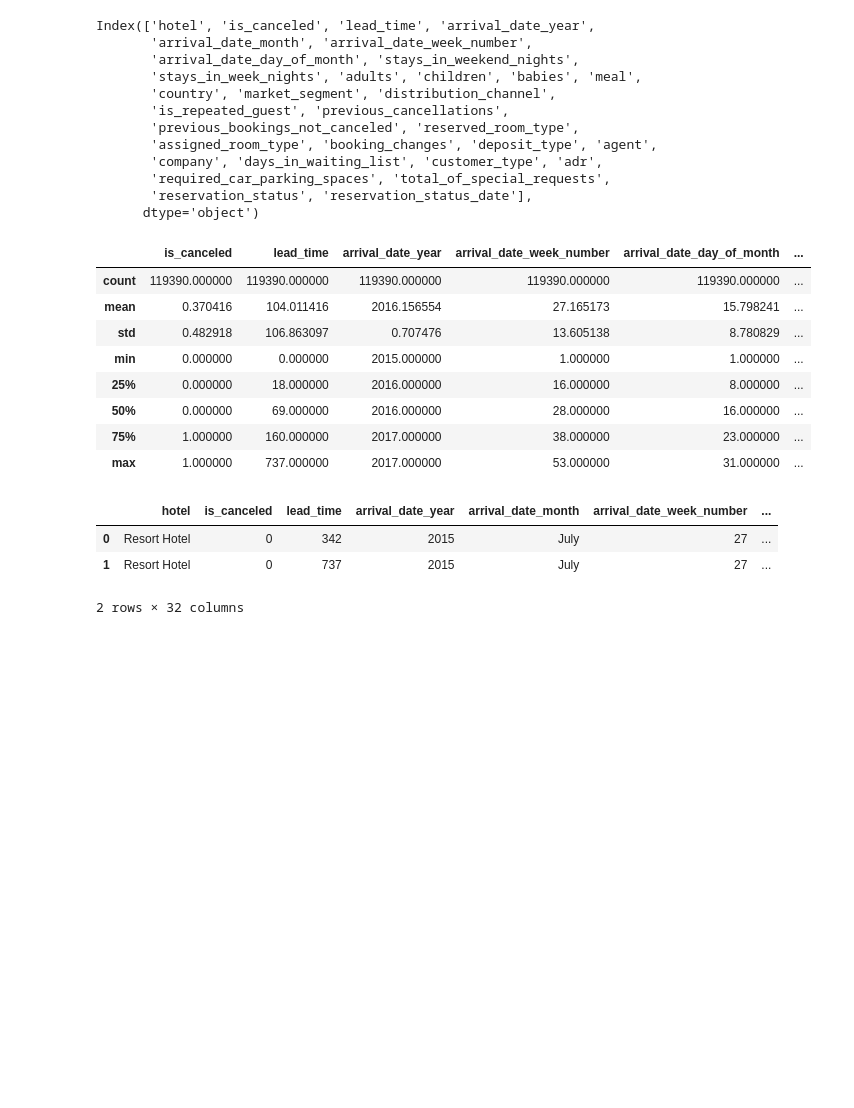
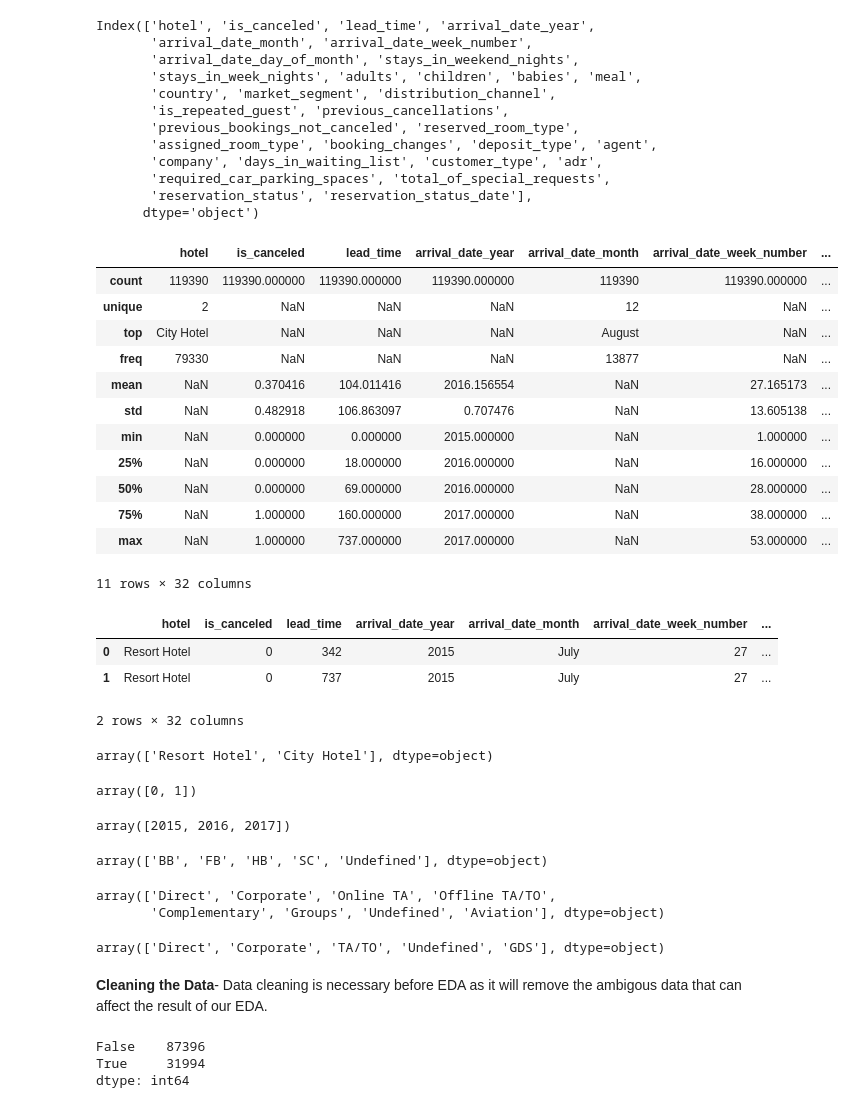
Before and after one commit to pranabrout/EDA-on-Hotel-Booking, a Jupyter notebook: Hotel_Booking_Analysis_Capstone_Project.ipynb, the cells around one changed output. Drawn from its saved outputs; the diff is of its cells as text; code cells hidden in the pictures; blank space fills up the shorter version.

Commit message:
Data cleaning

```diff
--- a/Hotel_Booking_Analysis_Capstone_Project.ipynb
+++ b/Hotel_Booking_Analysis_Capstone_Project.ipynb
@@ -64,17 +68,21 @@ Index(['hotel', 'is_canceled', 'lead_time', 'arrival_date_year',
        'reservation_status', 'reservation_status_date'],
       dtype='object')
 # %%
-df.describe()
+df.describe(include='all')
 # %% [output]
-|  | is_canceled | lead_time | arrival_date_year | arrival_date_week_number | arrival_date_day_of_month | ... |
-| count | 119390.000000 | 119390.000000 | 119390.000000 | 119390.000000 | 119390.000000 | ... |
-| mean | 0.370416 | 104.011416 | 2016.156554 | 27.165173 | 15.798241 | ... |
-| std | 0.482918 | 106.863097 | 0.707476 | 13.605138 | 8.780829 | ... |
-| min | 0.000000 | 0.000000 | 2015.000000 | 1.000000 | 1.000000 | ... |
-| 25% | 0.000000 | 18.000000 | 2016.000000 | 16.000000 | 8.000000 | ... |
-| 50% | 0.000000 | 69.000000 | 2016.000000 | 28.000000 | 16.000000 | ... |
-| 75% | 1.000000 | 160.000000 | 2017.000000 | 38.000000 | 23.000000 | ... |
-| max | 1.000000 | 737.000000 | 2017.000000 | 53.000000 | 31.000000 | ... |
+|  | hotel | is_canceled | lead_time | arrival_date_year | arrival_date_month | arrival_date_week_number | ... |
+| count | 119390 | 119390.000000 | 119390.000000 | 119390.000000 | 119390 | 119390.000000 | ... |
+| unique | 2 | NaN | NaN | NaN | 12 | NaN | ... |
+| top | City Hotel | NaN | NaN | NaN | August | NaN | ... |
+| freq | 79330 | NaN | NaN | NaN | 13877 | NaN | ... |
+| mean | NaN | 0.370416 | 104.011416 | 2016.156554 | NaN | 27.165173 | ... |
+| std | NaN | 0.482918 | 106.863097 | 0.707476 | NaN | 13.605138 | ... |
+| min | NaN | 0.000000 | 0.000000 | 2015.000000 | NaN | 1.000000 | ... |
+| 25% | NaN | 0.000000 | 18.000000 | 2016.000000 | NaN | 16.000000 | ... |
+| 50% | NaN | 0.000000 | 69.000000 | 2016.000000 | NaN | 28.000000 | ... |
+| 75% | NaN | 1.000000 | 160.000000 | 2017.000000 | NaN | 38.000000 | ... |
+| max | NaN | 1.000000 | 737.000000 | 2017.000000 | NaN | 53.000000 | ... |
+11 rows × 32 columns
 # %%
 # creating a copy of the Data Frame so that the original df won't be affected
 df1 = df.copy()
@@ -84,3 +92,29 @@ df1.head(2)
 | 0 | Resort Hotel | 0 | 342 | 2015 | July | 27 | ... |
 | 1 | Resort Hotel | 0 | 737 | 2015 | July | 27 | ... |
 2 rows × 32 columns
+# %%
+df1['hotel'].unique() # to see how many types of hotels in the dataframe
+# %% [output]
+array(['Resort Hotel', 'City Hotel'], dtype=object)
+# %%
+df1['is_canceled'].unique()
+# %% [output]
+array([0, 1])
+# %%
+df1['arrival_date_year'].unique() # to see the years available
+# %% [output]
+array([2015, 2016, 2017])
+# %%
+# types of meals
+df1['meal'].unique()
+# %% [output]
+array(['BB', 'FB', 'HB', 'SC', 'Undefined'], dtype=object)
+# %%
+df1['market_segment'].unique()
+# %% [output]
+array(['Direct', 'Corporate', 'Online TA', 'Offline TA/TO',
+       'Complementary', 'Groups', 'Undefined', 'Aviation'], dtype=object)
+# %%
+df1['distribution_channel'].unique()
+# %% [output]
+array(['Direct', 'Corporate', 'TA/TO', 'Undefined', 'GDS'], dtype=object)
@@ -86,0 +124,10 @@ df1.head(2)
+# %% [markdown]
+**Cleaning the Data**-
+Data cleaning is necessary before EDA as it will remove the ambigous data that can affect the result of our EDA.
+# %%
+# checking for the duplicate rows
+df1.duplicated().value_counts()    #true means duplicate rows
+# %% [output]
+False    87396
+True     31994
+dtype: int64
```
Also changed, not shown: parts of 7 cells of this notebook.
